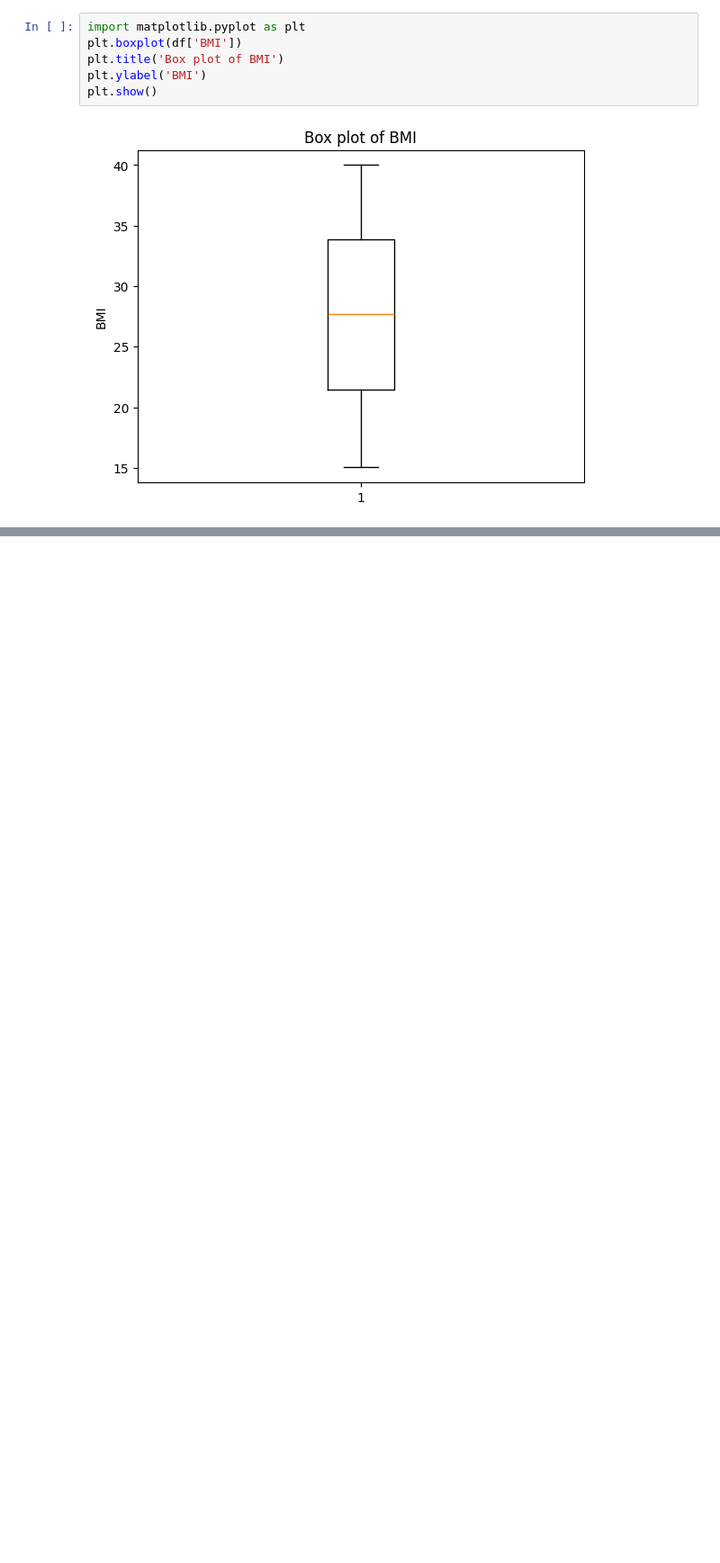
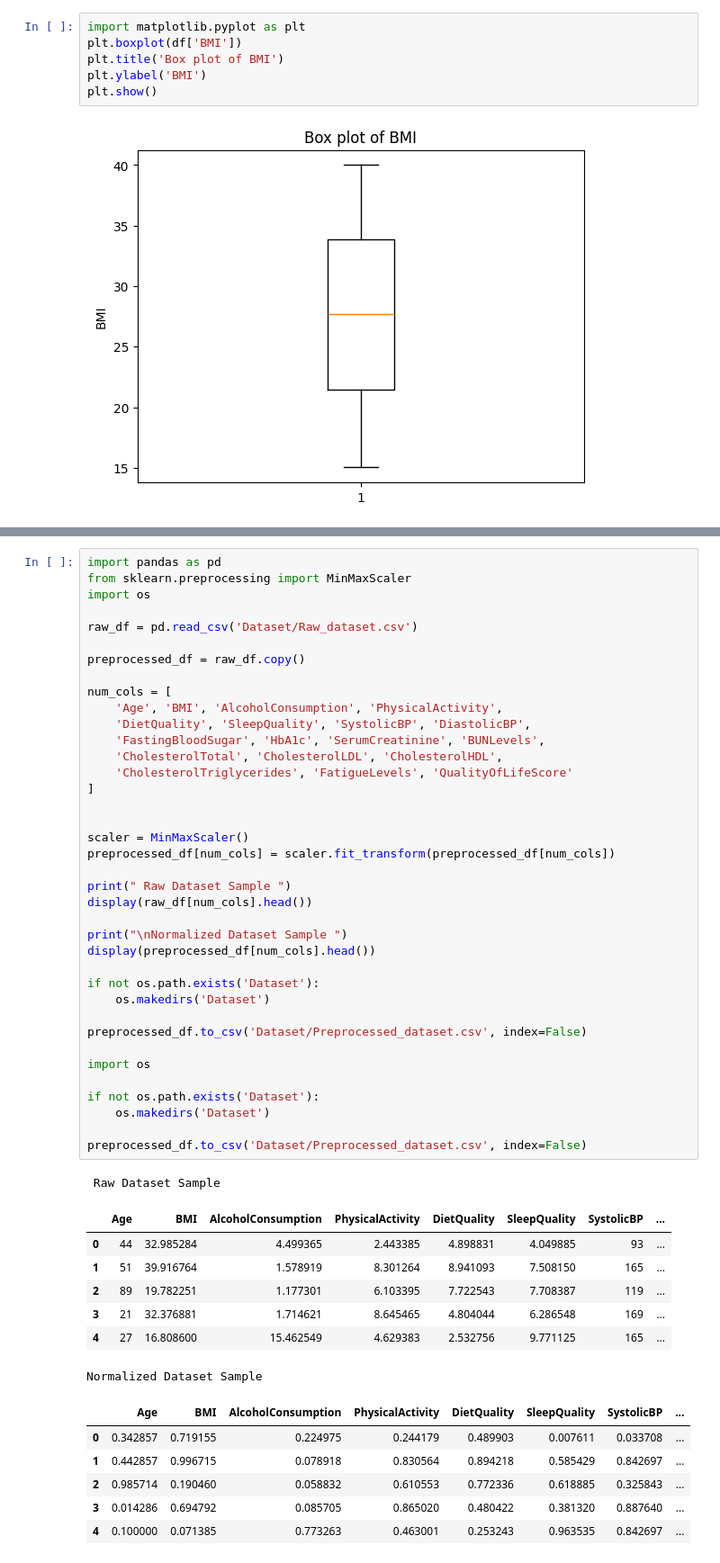
Before and after one commit to reemajedz99/IT326-Diabetes, a Jupyter notebook: Reports/Phase2.ipynb, the cells around one changed output, grey strips where cells are left out. Shown at 90% size. Drawn from its saved outputs; the diff is of its cells as text; blank space fills up the shorter version.

```diff
--- a/Reports/Phase2.ipynb
+++ b/Reports/Phase2.ipynb
@@ -105,0 +116,53 @@ plt.show()
+# %%
+import pandas as pd
+from sklearn.preprocessing import MinMaxScaler
+import os
+
+raw_df = pd.read_csv('Dataset/Raw_dataset.csv')
+
+preprocessed_df = raw_df.copy()
+
+num_cols = [
+    'Age', 'BMI', 'AlcoholConsumption', 'PhysicalActivity',
+    'DietQuality', 'SleepQuality', 'SystolicBP', 'DiastolicBP',
+    'FastingBloodSugar', 'HbA1c', 'SerumCreatinine', 'BUNLevels',
+    'CholesterolTotal', 'CholesterolLDL', 'CholesterolHDL',
+    'CholesterolTriglycerides', 'FatigueLevels', 'QualityOfLifeScore'
+]
+
+
+scaler = MinMaxScaler()
+preprocessed_df[num_cols] = scaler.fit_transform(preprocessed_df[num_cols])
+
+print(" Raw Dataset Sample ")
+display(raw_df[num_cols].head())
+
+print("\nNormalized Dataset Sample ")
+display(preprocessed_df[num_cols].head())
+
+if not os.path.exists('Dataset'):
+    os.makedirs('Dataset')
+
+preprocessed_df.to_csv('Dataset/Preprocessed_dataset.csv', index=False)
+
+import os
+
+if not os.path.exists('Dataset'):
+    os.makedirs('Dataset')
+
+preprocessed_df.to_csv('Dataset/Preprocessed_dataset.csv', index=False)
+# %% [output]
+ Raw Dataset Sample
+|  | Age | BMI | AlcoholConsumption | PhysicalActivity | DietQuality | SleepQuality | SystolicBP | ... |
+| 0 | 44 | 32.985284 | 4.499365 | 2.443385 | 4.898831 | 4.049885 | 93 | ... |
+| 1 | 51 | 39.916764 | 1.578919 | 8.301264 | 8.941093 | 7.508150 | 165 | ... |
+| 2 | 89 | 19.782251 | 1.177301 | 6.103395 | 7.722543 | 7.708387 | 119 | ... |
+| 3 | 21 | 32.376881 | 1.714621 | 8.645465 | 4.804044 | 6.286548 | 169 | ... |
+| 4 | 27 | 16.808600 | 15.462549 | 4.629383 | 2.532756 | 9.771125 | 165 | ... |
+Normalized Dataset Sample
+|  | Age | BMI | AlcoholConsumption | PhysicalActivity | DietQuality | SleepQuality | SystolicBP | ... |
+| 0 | 0.342857 | 0.719155 | 0.224975 | 0.244179 | 0.489903 | 0.007611 | 0.033708 | ... |
+| 1 | 0.442857 | 0.996715 | 0.078918 | 0.830564 | 0.894218 | 0.585429 | 0.842697 | ... |
+| 2 | 0.985714 | 0.190460 | 0.058832 | 0.610553 | 0.772336 | 0.618885 | 0.325843 | ... |
+| 3 | 0.014286 | 0.694792 | 0.085705 | 0.865020 | 0.480422 | 0.381320 | 0.887640 | ... |
+| 4 | 0.100000 | 0.071385 | 0.773263 | 0.463001 | 0.253243 | 0.963535 | 0.842697 | ... |
```
Also changed, not shown: parts of 3 cells of this notebook.
